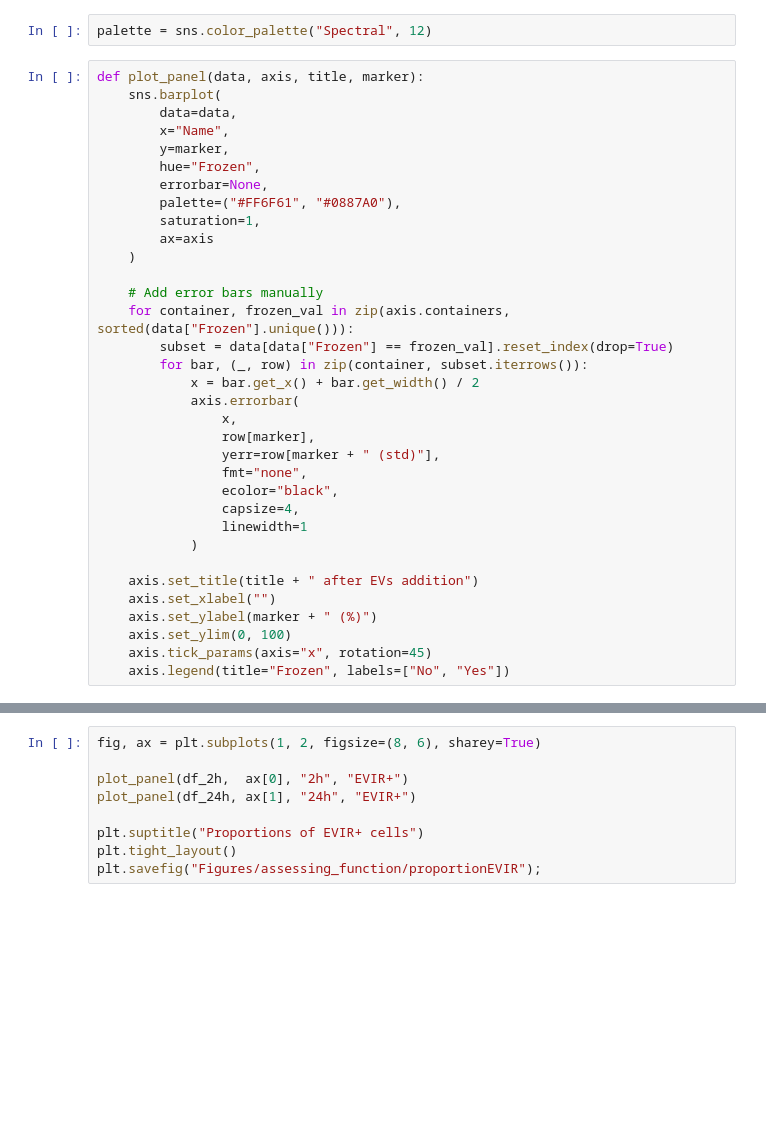
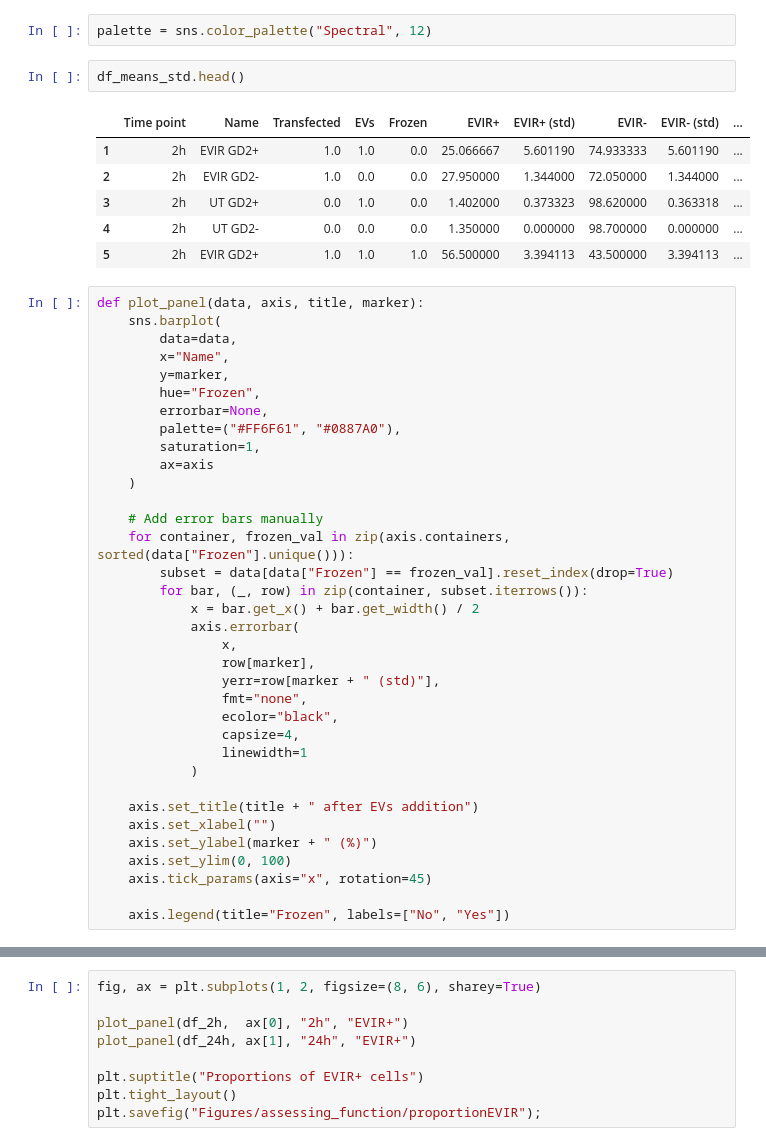
Before and after one commit to AlexiaGiroud/ThawingDCPs, a Jupyter notebook: assessing_function.ipynb, the cells around one changed output, grey strips where cells are left out. Cells and saved outputs as stored; diff of their text form; blank space fills up the shorter version.

```diff
--- a/assessing_function.ipynb
+++ b/assessing_function.ipynb
@@ -164,5 +145,14 @@ df_means_std
 # %%
 palette = sns.color_palette("Spectral", 12)
+# %%
+df_means_std.head()
+# %% [output]
+|  | Time point | Name | Transfected | EVs | Frozen | EVIR+ | EVIR+ (std) | EVIR- | EVIR- (std) | ... |
+| 1 | 2h | EVIR GD2+ | 1.0 | 1.0 | 0.0 | 25.066667 | 5.601190 | 74.933333 | 5.601190 | ... |
+| 2 | 2h | EVIR GD2- | 1.0 | 0.0 | 0.0 | 27.950000 | 1.344000 | 72.050000 | 1.344000 | ... |
+| 3 | 2h | UT GD2+ | 0.0 | 1.0 | 0.0 | 1.402000 | 0.373323 | 98.620000 | 0.363318 | ... |
+| 4 | 2h | UT GD2- | 0.0 | 0.0 | 0.0 | 1.350000 | 0.000000 | 98.700000 | 0.000000 | ... |
+| 5 | 2h | EVIR GD2+ | 1.0 | 1.0 | 1.0 | 56.500000 | 3.394113 | 43.500000 | 3.394113 | ... |
 # %%
 def plot_panel(data, axis, title, marker):
     sns.barplot(
@@ -196,5 +186,6 @@ def plot_panel(data, axis, title, marker):
     axis.set_ylabel(marker + " (%)")
     axis.set_ylim(0, 100)
     axis.tick_params(axis="x", rotation=45)
+
     axis.legend(title="Frozen", labels=["No", "Yes"])
 # %%
```
Also changed, not shown: parts of 8 cells of this notebook, 3 other files.
